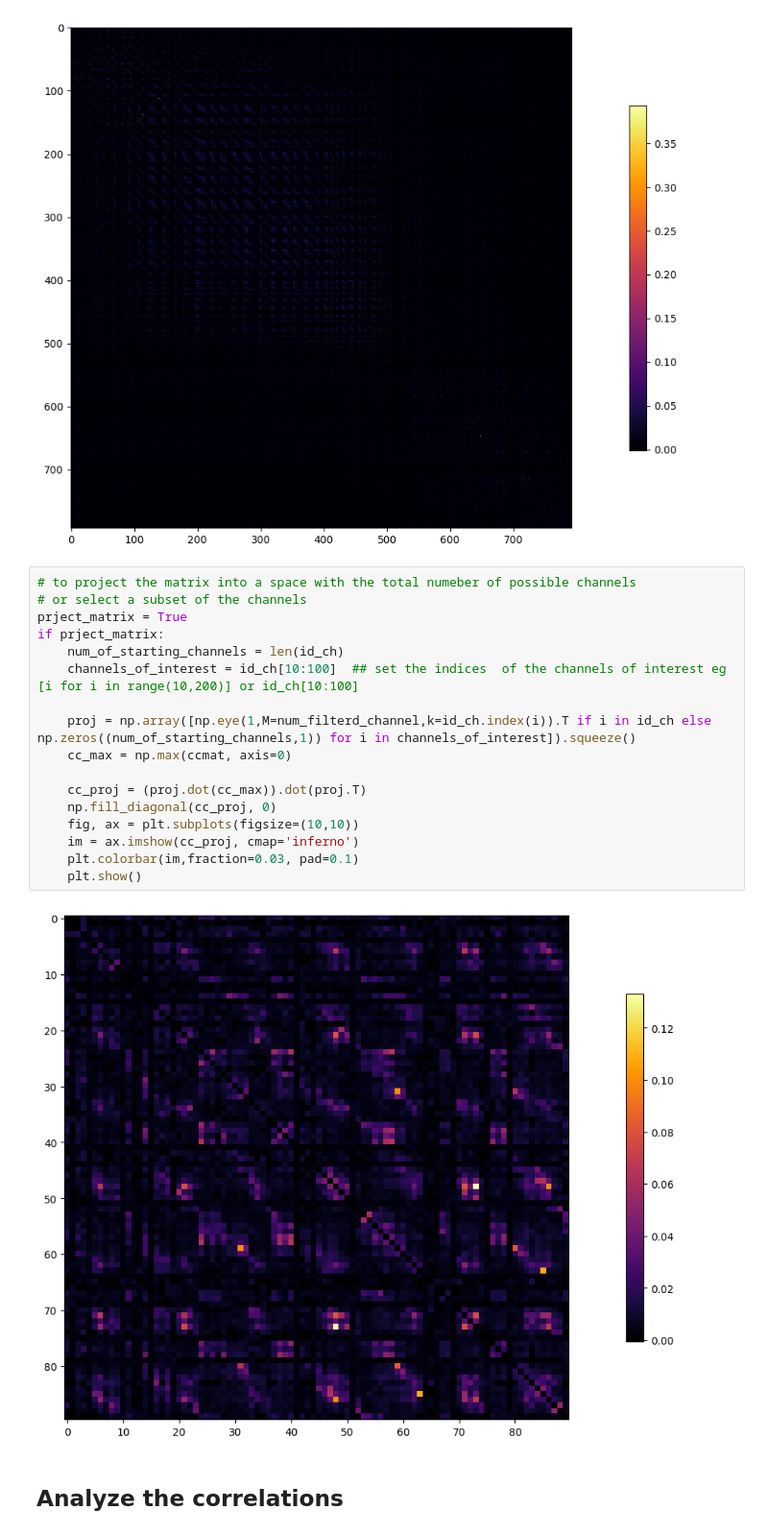
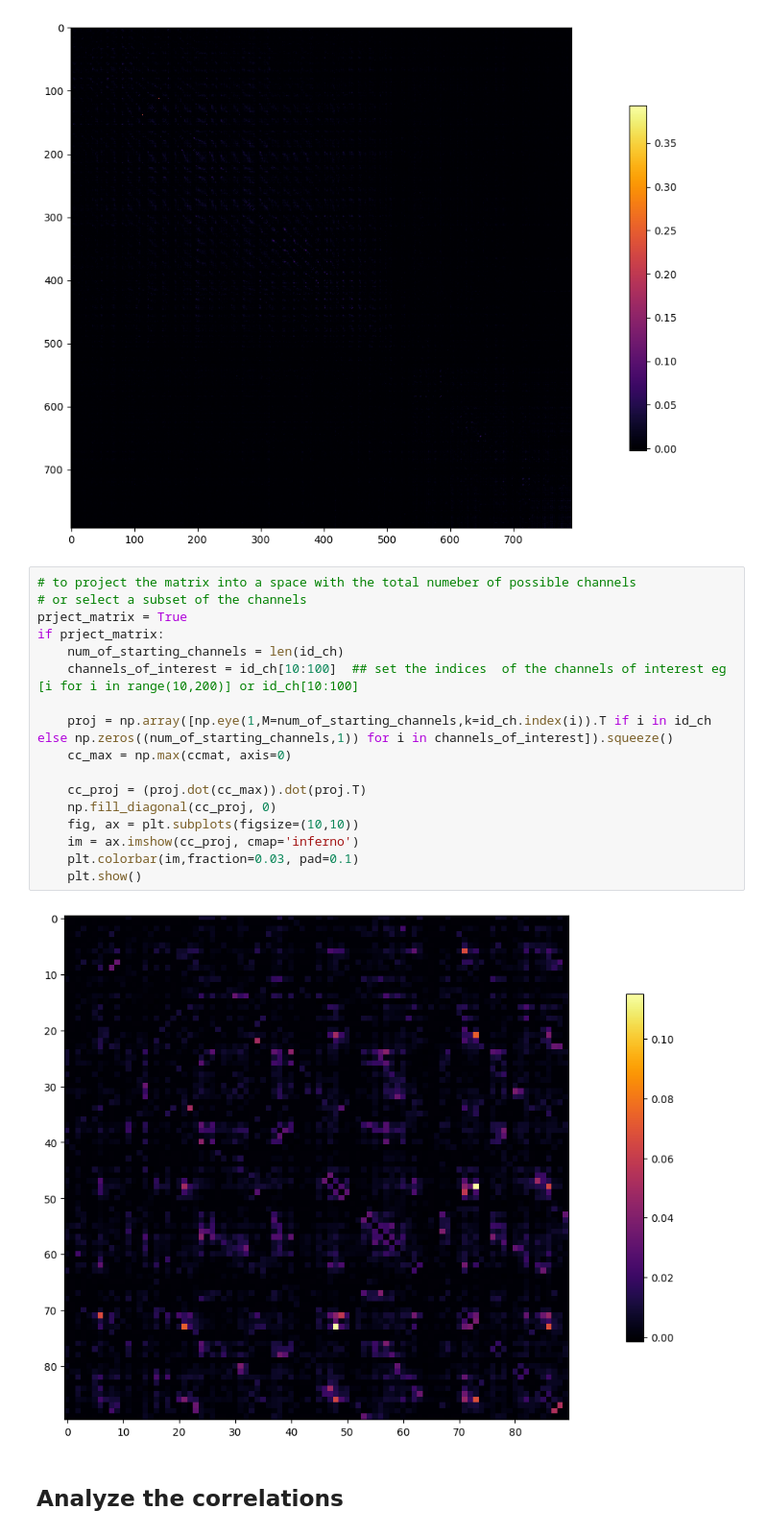
Before and after one commit to FMarmoreo/cross_spike_train, a Jupyter notebook: spike_train.ipynb, the cells around one changed output. Shown at 96% size. Drawn from its saved outputs; the diff is of its cells as text.

```diff
--- a/spike_train.ipynb
+++ b/spike_train.ipynb
@@ -152,22 +155,22 @@ plt.show()
 # %%
 # to project the matrix into a space with the total numeber of possible channels
 # or select a subset of the channels
 prject_matrix = True
 if prject_matrix:
     num_of_starting_channels = len(id_ch)
     channels_of_interest = id_ch[10:100]  ## set the indices  of the channels of interest eg [i for i in range(10,200)] or id_ch[10:100]
 
-    proj = np.array([np.eye(1,M=num_filterd_channel,k=id_ch.index(i)).T if i in id_ch else np.zeros((num_of_starting_channels,1)) for i in channels_of_interest]).squeeze()
+    proj = np.array([np.eye(1,M=num_of_starting_channels,k=id_ch.index(i)).T if i in id_ch else np.zeros((num_of_starting_channels,1)) for i in channels_of_interest]).squeeze()
     cc_max = np.max(ccmat, axis=0)
 
     cc_proj = (proj.dot(cc_max)).dot(proj.T)
     np.fill_diagonal(cc_proj, 0)
     fig, ax = plt.subplots(figsize=(10,10))
     im = ax.imshow(cc_proj, cmap='inferno')
     plt.colorbar(im,fraction=0.03, pad=0.1)
     plt.show()
 # %% [output]
-[figure, old version]
+[figure, new version]
 # %% [markdown]
 ## Analyze the correlations
 # %%
```
Also changed, not shown: parts of 2 cells of this notebook.
